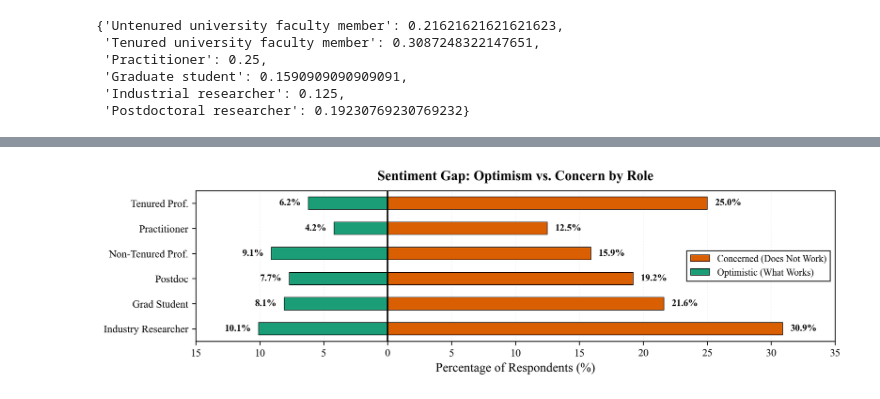
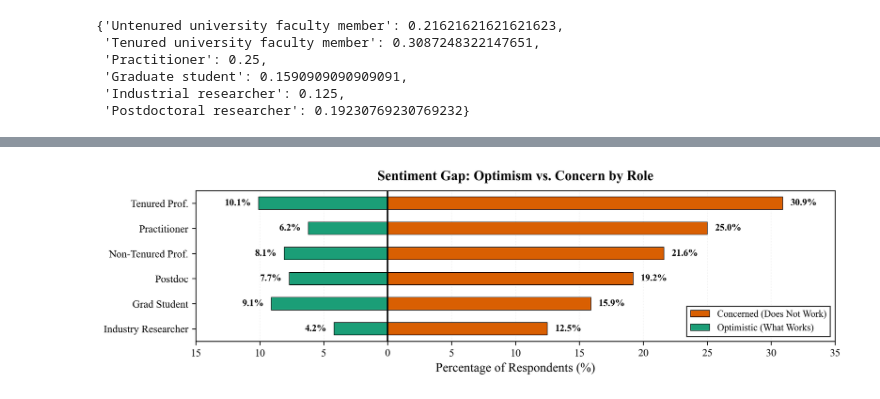
Before and after one commit to RAISEDAL/FoSE2026-Replication-Package, a Jupyter notebook: RQ1.ipynb, the cells around one changed output, grey strips where cells are left out. Cells and saved outputs as stored; diff of their text form; code cells hidden in the pictures.

Commit message:
feat: updated the visualization for Figure 2

```diff
--- a/RQ1.ipynb
+++ b/RQ1.ipynb
@@ -308,19 +326,32 @@ plt.show()
 import matplotlib.pyplot as plt
 import numpy as np
 
-plt.rcParams.update({
-    'font.family': 'serif',
-    'font.serif': ['Times New Roman', 'Times', 'DejaVu Serif'],
-    'font.size': 11,
-    'axes.labelsize': 12,
-    'axes.titlesize': 13,
-    'xtick.labelsize': 10,
-    'ytick.labelsize': 10,
-    'figure.dpi': 300,
-})
+# Data provided in the prompt
+# Dictionary 1: Larger values (approx 12-30%).
+# Based on the axis limit (-15, 35) in the original code, this must be the positive side (Right/Concern).
+data_concern_raw = {
+    'Untenured university faculty member': 0.21621621621621623,
+    'Tenured university faculty member': 0.3087248322147651,
+    'Practitioner': 0.25,
+    'Graduate student': 0.1590909090909091,
+    'Industrial researcher': 0.125,
+    'Postdoctoral researcher': 0.19230769230769232
+}
+
+# Dictionary 2: Smaller values (approx 4-10%).
+# Based on limits, this fits on the negative side (Left/Optimism).
+data_optimism_raw = {
+    'Untenured university faculty member': 0.08108108108108109,
+    'Tenured university faculty member': 0.10067114093959731,
+    'Practitioner': 0.0625,
+    'Postdoctoral researcher': 0.07692307692307693,
+    'Graduate student': 0.09090909090909091,
+    'Industrial researcher': 0.041666666666666664
+}
 
 def plot_diverging_demographics():
-    roles = [
+    # Define the display roles and their order
+    roles_display = [
         'Industry Researcher',
         'Grad Student',
         'Postdoc',
@@ -329,23 +360,45 @@ def plot_diverging_demographics():
         'Tenured Prof.'
     ]
 
-    concern_vals = vals_from_dict(not_worked_for_se_demo_ratio)
-    optimism_vals = vals_from_dict(worked_for_se_demo_ratio)
-    concern_vals = [round(v * 100, 1) for v in concern_vals]
-    optimism_vals = [round(v * 100, 1) for v in optimism_vals]
+    # Map display names to dictionary keys
+    key_map = {
+        'Industry Researcher': 'Industrial researcher',
+        'Grad Student': 'Graduate student',
+        'Postdoc': 'Postdoctoral researcher',
+        'Non-Tenured Prof.': 'Untenured university faculty member',
+        'Practitioner': 'Practitioner',
+        'Tenured Prof.': 'Tenured university faculty member'
+    }
 
+    # Extract data in the correct order
+    concern_vals = [data_concern_raw[key_map[r]] * 100 for r in roles_display]
+    optimism_vals = [data_optimism_raw[key_map[r]] * 100 for r in roles_display]
+
+    # Round values
+    concern_vals = [round(v, 1) for v in concern_vals]
+    optimism_vals = [round(v, 1) for v in optimism_vals]
+
+    # Create negative values for the left side
     optimism_diverging = [-x for x in optimism_vals]
 
-    # --- Adjustment: Significant height reduction ---
-    # Reducing figure height to 3.0 brings the rows closer together
+    # Plot settings
+    plt.rcParams.update({
+        'font.family': 'serif',
+        'font.serif': ['Times New Roman', 'Times', 'DejaVu Serif'],
+        'font.size': 11,
+        'axes.labelsize': 12,
+        'axes.titlesize': 13,
+        'xtick.labelsize': 10,
+        'ytick.labelsize': 10,
+        'figure.dpi': 300,
+    })
+
     fig, ax = plt.subplots(figsize=(10, 3.0))
 
-    # --- Adjustment: Bar thickness/spacing ratio ---
-    # Increased bar_height to 0.5 (relative to 1.0 spacing)
-    # This reduces the visual "gap" between bars
     bar_height = 0.5
-    y_positions = np.arange(len(roles))
+    y_positions = np.arange(len(roles_display))
 
+    # Plot bars
     ax.barh(
         y_positions, concern_vals,
         height=bar_height,
@@ -363,37 +416,42 @@ def plot_diverging_demographics():
         label='Optimistic (What Works)'
     )
 
+    # Set y-axis labels
     ax.set_yticks(y_positions)
-    ax.set_yticklabels(roles)
+    ax.set_yticklabels(roles_display)
 
-    # Tight padding
+    # Set limits and padding
     padding = 0.5
-    ax.set_ylim(-padding, len(roles) - 1 + padding)
+    ax.set_ylim(-padding, len(roles_display) - 1 + padding)
+    ax.axvline(0, color='black', linewidth=1.5)
 
-    ax.axvline(0, color='black', linewidth=1.5)
     ax.set_xlabel('Percentage of Respondents (%)')
     ax.set_title('Sentiment Gap: Optimism vs. Concern by Role', fontweight='bold', pad=10)
 
+    # X-axis formatting
     ax.set_xlim(-15, 35)
     ax.set_xticks(np.arange(-15, 36, 5))
     ax.set_xticklabels([f"{int(abs(t))}" for t in ax.get_xticks()])
 
     ax.grid(axis='x', alpha=0.3, linestyle=':', linewidth=0.5)
     ax.set_axisbelow(True)
 
+    # Add text annotations
     for i, (c, o) in enumerate(zip(concern_vals, optimism_vals)):
+        # Right annotation
         ax.text(c + 0.6, i, f"{c}%", va='center', ha='left',
                 fontsize=9, fontweight='bold')
+        # Left annotation (position at -value)
         ax.text(-o - 0.6, i, f"{o}%", va='center', ha='right',
                 fontsize=9, fontweight='bold')
 
     # Legend
-    ax.legend(loc='center right', frameon=True, fontsize=9,
+    ax.legend(loc='lower right', frameon=True, fontsize=9,
               edgecolor='black', fancybox=False)
 
     plt.tight_layout()
     plt.show()
 
 plot_diverging_demographics()
 # %% [output]
-[figure, old version]
+[figure, new version]
```
Also changed, not shown: parts of 3 cells of this notebook.
